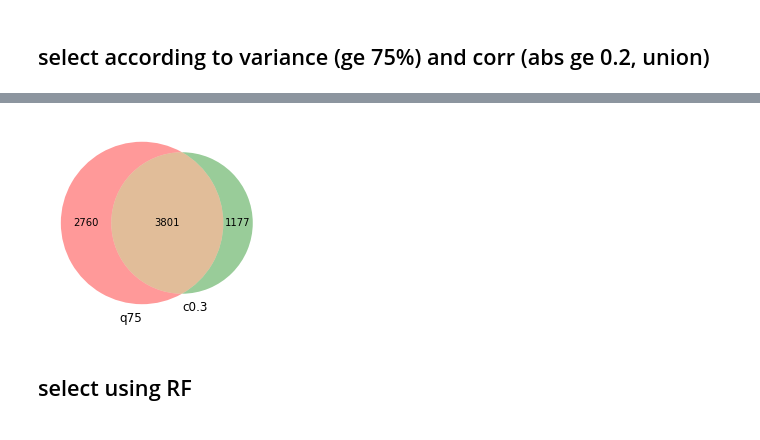
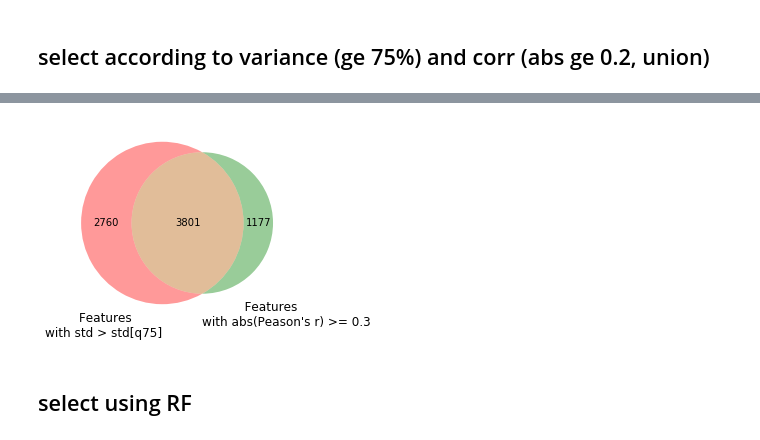
Before and after one commit to Pear21/infantGutMicrobiotaGrowth, a Jupyter notebook: infantGutMicrobiotaGrowth.ipynb, the cells around one changed output, grey strips where cells are left out. Cells and saved outputs as stored; diff of their text form; code cells hidden in the pictures.

```diff
--- a/infantGutMicrobiotaGrowth.ipynb
+++ b/infantGutMicrobiotaGrowth.ipynb
@@ -96,6 +98,10 @@ df_all_but_gf = pd.concat([df_rxn, df_ko, df_go, df_ec, df_pwy, df_motu, df_bug]
 # %%
 # save file
 df_all_but_gf.to_csv('C:\Users\pengye\Desktop\infantGMG\data\\df_all_but_gf.csv', sep='\t')
+# %%
+# load file
+df_all_but_gf = pd.DataFrame.from_csv('C:\Users\pengye\Desktop\infantGMG\data\\df_all_but_gf.csv', sep='\t')
+df_age = pd.DataFrame.from_csv('C:\Users\pengye\Desktop\infantGMG\data\\758sample.age.csv', sep='\t')
 # %%
 # 739 smpl, both included in df_age and df_profile
 list_age_and_profile = list(set(df_age.index) & set(df_all_but_gf.index))
@@ -118,7 +128,7 @@ df_age_721_le36['month'].hist(bins=36)
 list_0_4_12M_all_smpl = [x for x in df_age_721_le36.index if 'M' in x or 'B' in x]
 #df_age_460
 np.random.seed(4)
-list_0_4_12M_261_smpl = [x for x in np.random.permutation(list_0_4_12M_smpl)[39:]]
+list_0_4_12M_261_smpl = [x for x in np.random.permutation(list_0_4_12M_all_smpl)[39:]]
 # %%
 df_all_but_gf_460 = df_all_but_gf_721.drop(list_0_4_12M_261_smpl)
 df_age_460_le36 = df_age_721_le36.drop(list_0_4_12M_261_smpl)
@@ -259,10 +316,10 @@ from matplotlib_venn import venn2
 # %%
 %matplotlib inline
 plt.figure(figsize=(4, 4))
-venn2(subsets=(only_q75, only_c03, both_q75_c03), set_labels=('q75', 'c0.3'))
+venn2(subsets=(only_q75, only_c03, both_q75_c03), set_labels=('Features        \nwith std > std[q75]', '           Features\nwith abs(Peason\'s r) >= 0.3'))
 plt.show()
 # %% [output]
-[figure, old version]
+[figure, new version]
 # %%
 list_c03_d_m_AND_q75 = list(set_c03 & set_q75)
 # %%
```
Also changed, not shown: parts of 33 cells of this notebook.
